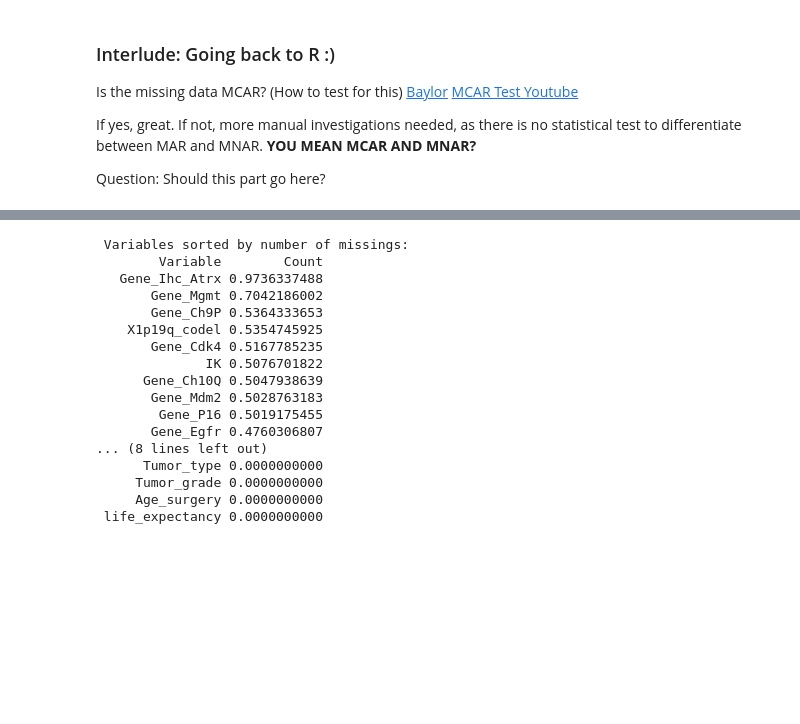
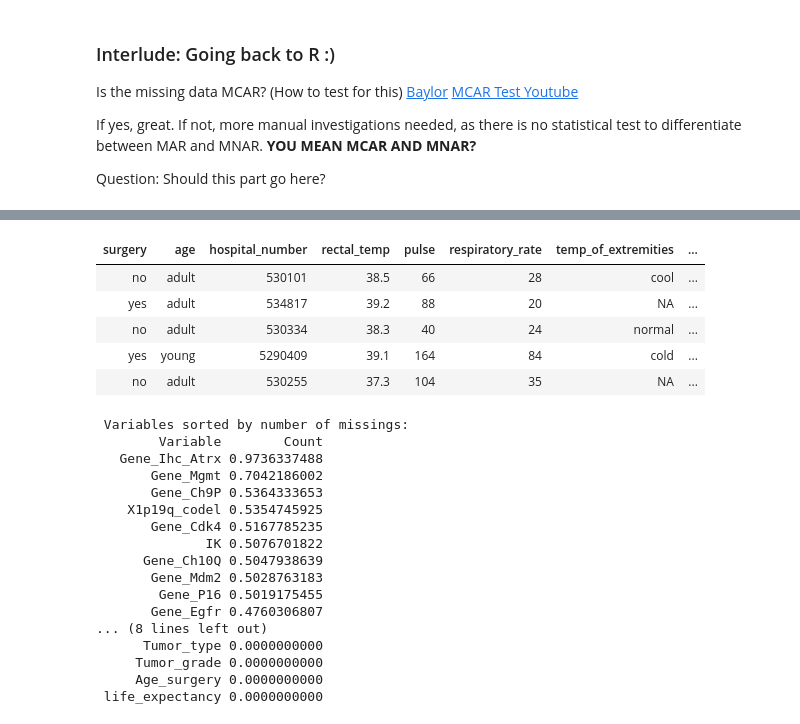
Before and after one commit to patricieni/ODSCLondon2018_MissingData, a Jupyter notebook: ODSC_London_2018_R.ipynb, the cells around one changed output, grey strips where cells are left out. Drawn from its saved outputs; the diff is of its cells as text; code cells hidden in the pictures; blank space fills up the shorter version.

```diff
--- a/ODSC_London_2018_R.ipynb
+++ b/ODSC_London_2018_R.ipynb
@@ -57 +117,10 @@ matrixplot(data, labels=TRUE)
+# %%
+head(data,5)
+# %% [output]
+| surgery | age | hospital_number | rectal_temp | pulse | respiratory_rate | temp_of_extremities | ... |
+| no | adult | 530101 | 38.5 | 66 | 28 | cool | ... |
+| yes | adult | 534817 | 39.2 | 88 | 20 | NA | ... |
+| no | adult | 530334 | 38.3 | 40 | 24 | normal | ... |
+| yes | young | 5290409 | 39.1 | 164 | 84 | cold | ... |
+| no | adult | 530255 | 37.3 | 104 | 35 | NA | ... |
 # %%
```
Also changed, not shown: parts of 23 cells of this notebook.
